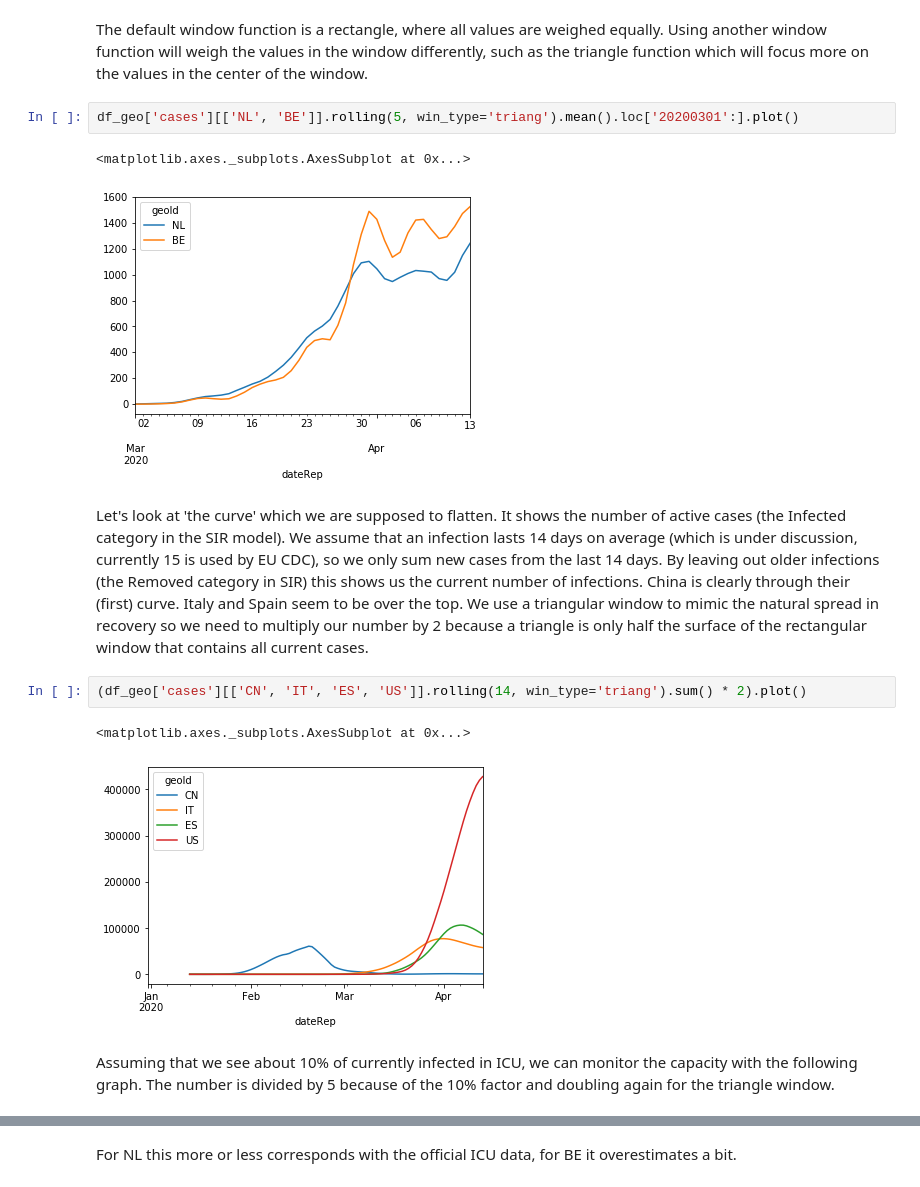
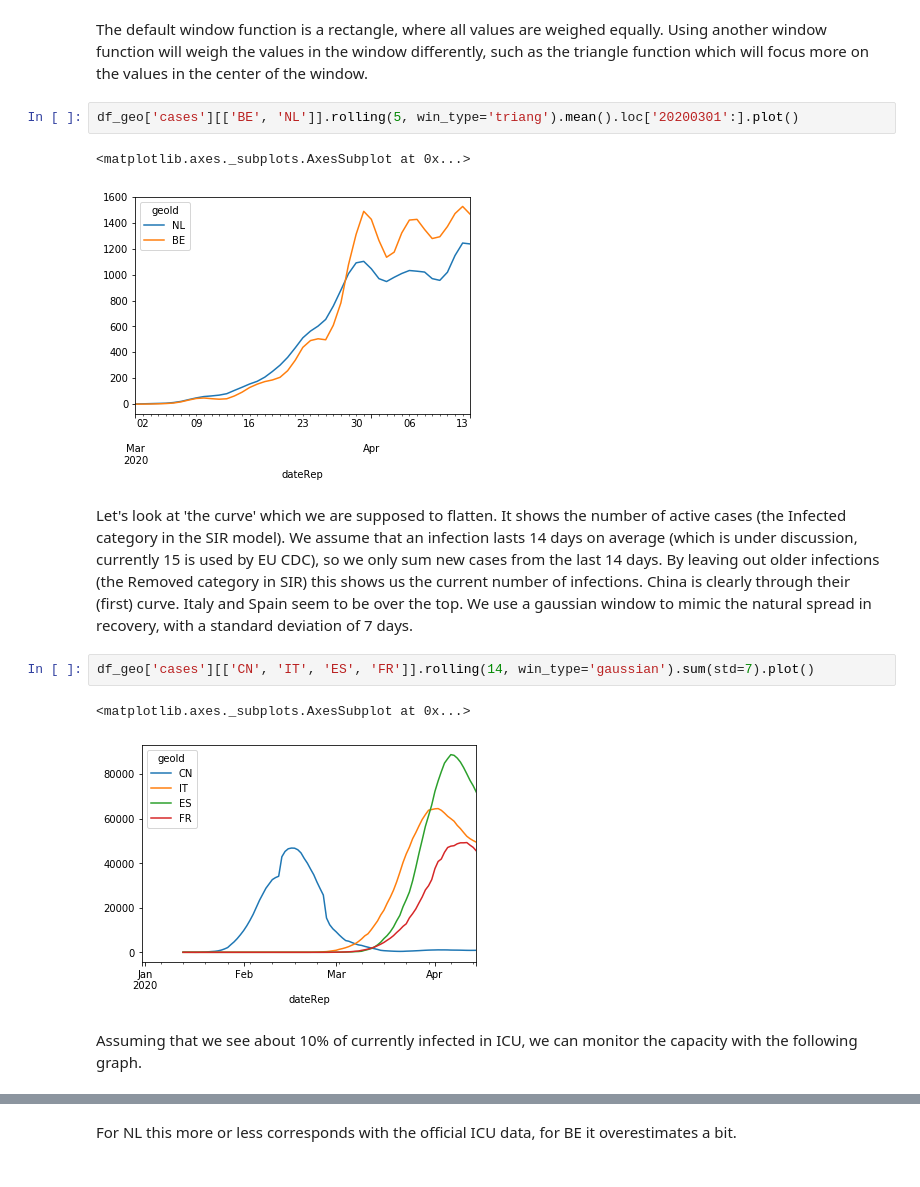
Before and after one commit to R3dje/COVID19, a Jupyter notebook: EUCDC.ipynb, the cells around one changed output, grey strips where cells are left out. Drawn from its saved outputs; the diff is of its cells as text.

Commit message:
Update and window types.

```diff
--- a/EUCDC.ipynb
+++ b/EUCDC.ipynb
@@ -153,18 +160,18 @@ df_geo['cases'][['NL', 'BE']].rolling(5).mean().loc['20200301':].plot()
 # %% [markdown]
 The default window function is a rectangle, where all values are weighed equally. Using another window function will weigh the values in the window differently, such as the triangle function which will focus more on the values in the center of the window.
 # %%
-df_geo['cases'][['NL', 'BE']].rolling(5, win_type='triang').mean().loc['20200301':].plot()
+df_geo['cases'][['BE', 'NL']].rolling(5, win_type='triang').mean().loc['20200301':].plot()
 # %% [output]
 <matplotlib.axes._subplots.AxesSubplot at 0x...>
-[figure, old version]
+[figure, new version]
 # %% [markdown]
 Let's look at 'the curve' which we are supposed to flatten. It shows the number of active cases (the Infected category in the SIR model). We assume that an infection lasts 14 days on average (which is under discussion, currently 15 is used by EU CDC), so we only sum new cases from the last 14 days. By leaving out older infections (the Removed category in SIR) this shows us the current number of infections. China is clearly through their (first) curve. Italy and Spain seem to be over the top.
-We use a triangular window to mimic the natural spread in recovery so we need to multiply our number by 2 because a triangle is only half the surface of the rectangular window that contains all current cases.
+We use a gaussian window to mimic the natural spread in recovery, with a standard deviation of 7 days.
 # %%
-(df_geo['cases'][['CN', 'IT', 'ES', 'US']].rolling(14, win_type='triang').sum() * 2).plot()
+df_geo['cases'][['CN', 'IT', 'ES', 'FR']].rolling(14, win_type='gaussian').sum(std=7).plot()
 # %% [output]
 <matplotlib.axes._subplots.AxesSubplot at 0x...>
-[figure, old version]
+[figure, new version]
 # %% [markdown]
-Assuming that we see about 10% of currently infected in ICU, we can monitor the capacity with the following graph. The number is divided by 5 because of the 10% factor and doubling again for the triangle window.
+Assuming that we see about 10% of currently infected in ICU, we can monitor the capacity with the following graph.
 # %%
```
Also changed, not shown: parts of 16 cells of this notebook, 1 other file.
